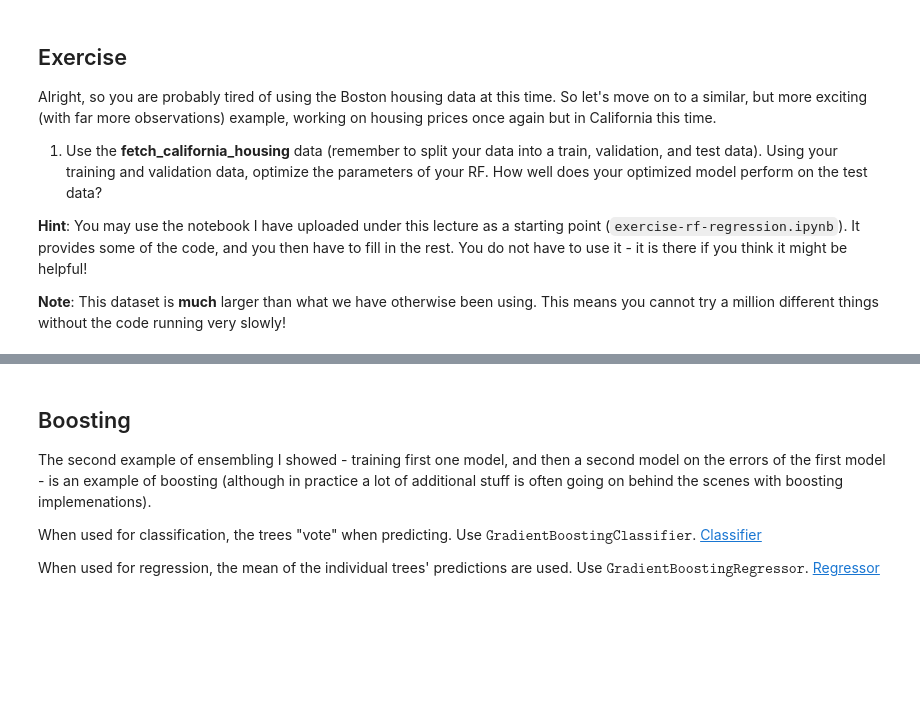
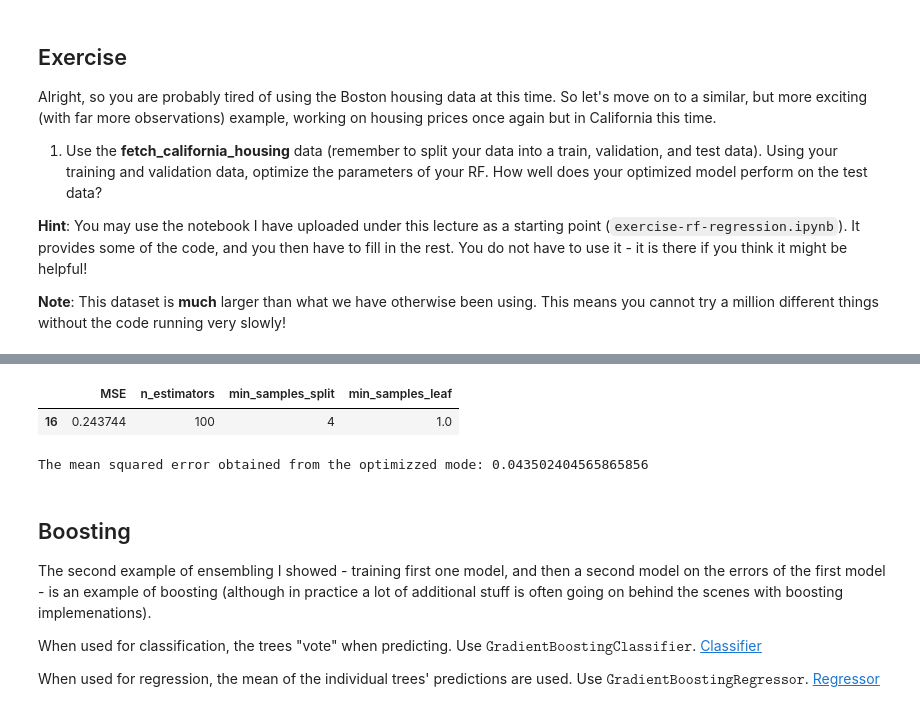
Before and after one commit to Thpri19/AML-Code, a Jupyter notebook: AML Code/Lectures/Lecture 2 DT/lecture-dt.ipynb, the cells around one changed output, grey strips where cells are left out. Saved outputs shown, nothing was run; the diff lists cells and outputs as text; code cells hidden in the pictures; blank space fills up the shorter version.

```diff
--- a/AML Code/Lectures/Lecture 2 DT/lecture-dt.ipynb
+++ b/AML Code/Lectures/Lecture 2 DT/lecture-dt.ipynb
@@ -849,0 +899,26 @@ Alright, so you are probably tired of using the Boston housing data at this time
+# %%
+# Here we try a bunch of parameters
+
+n_estimators_list = [50,100,200]
+min_samples_split_list = [2,3,4]
+min_samples_leaf_list = [0.5,1,2]
+
+results = []
+
+for n_estimators in n_estimators_list:
+    for min_samples_split in min_samples_split_list:
+        for min_samples_leaf in min_samples_leaf_list:
+            rf_current = ensemble.RandomForestRegressor(
+                n_estimators=n_estimators,
+                min_samples_split=min_samples_split,
+                min_samples_leaf=min_samples_leaf,
+                )
+            rf_current.fit(X_train, y_train)
+            y_val_hat = rf_current.predict(X_val)
+            mse = mean_squared_error(y_val, y_val_hat)
+
+            results.append([mse, n_estimators, min_samples_split, min_samples_leaf])
+
+results = pd.DataFrame(results)
+results.columns = ['MSE', 'n_estimators', 'min_samples_split', 'min_samples_leaf']
+print(results)
@@ -850,3 +943,24 @@ Alright, so you are probably tired of using the Boston housing data at this time
+# %%
+#Extract best parameters with lowest MSE
+results[results['MSE'] == results['MSE'].min()]
+# %% [output]
+|  | MSE | n_estimators | min_samples_split | min_samples_leaf |
+| 16 | 0.243744 | 100 | 4 | 1.0 |
+# %%
+# Initialize your final model
+rf_optimized = ensemble.RandomForestRegressor(n_estimators=100,
+                                              min_samples_split=4,
+                                              min_samples_leaf=1)
+# Use both training and validation data to fit it using np.concatenate (np.concatenate "stacks" the array like rbind in R)
+rf_optimized.fit(np.concatenate([X_train, X_val]), np.concatenate([y_train, y_val]))
+# Predict on test data
+y_opti_val_hat = rf_optimized.predict(X_test)
+# Obtain and check mse on test data
+MSE_opti = mean_squared_error(y_test,y_opti_val_hat)
+
+print(f'The mean squared error obtained from the optimized model: {MSE_opti}')
+# %% [output]
+The mean squared error obtained from the optimizzed mode: 0.043502404565865856
 # %% [markdown]
 ## Boosting
 
```
Also changed, not shown: parts of 13 cells of this notebook, 54 other files.
